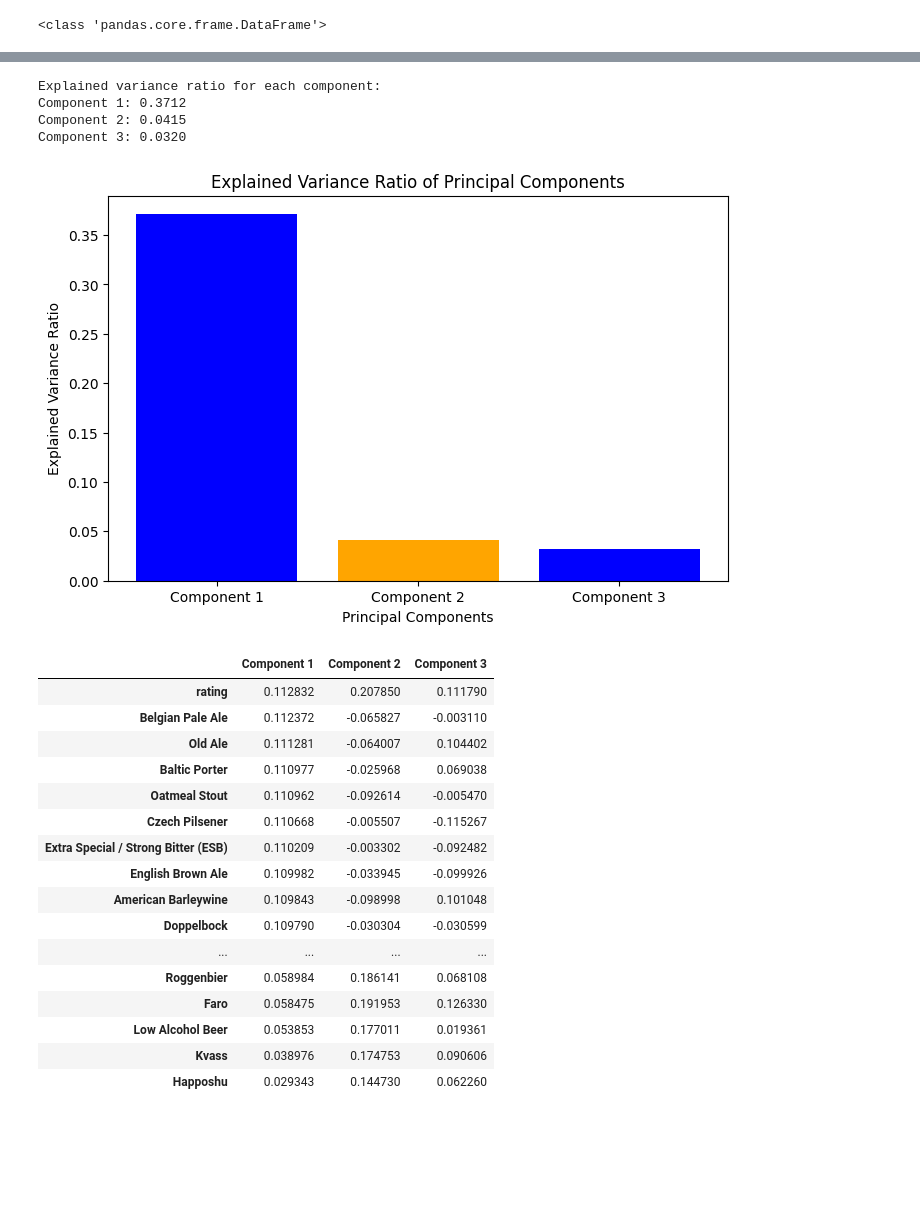
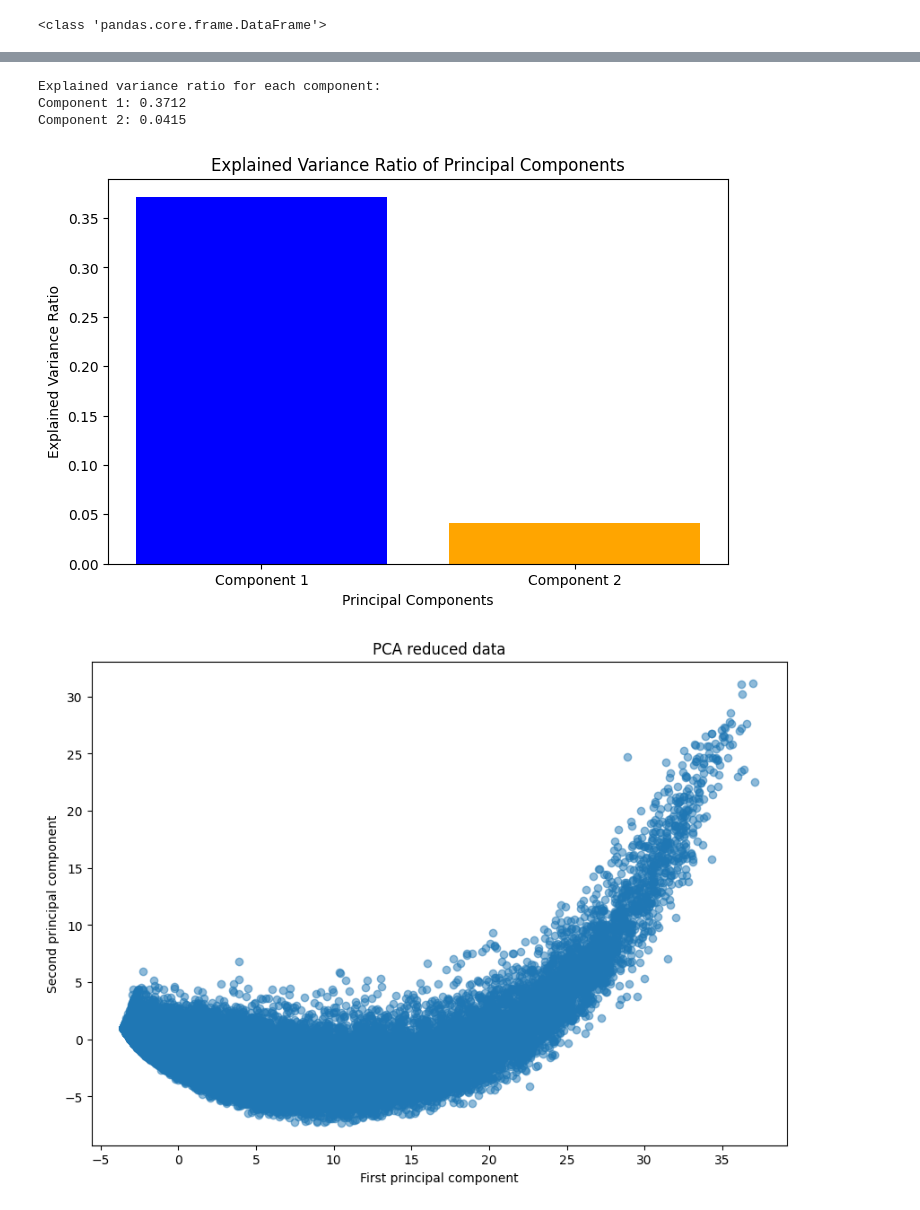
Before and after one commit to epfl-ada/ada-2024-project-fandemondada, a Jupyter notebook: playing_with_data.ipynb, the cells around one changed output, grey strips where cells are left out. Cells and saved outputs as stored; diff of their text form; code cells hidden in the pictures; blank space fills up the shorter version.

```diff
--- a/playing_with_data.ipynb
+++ b/playing_with_data.ipynb
@@ -486,7 +485,7 @@ from sklearn.preprocessing import StandardScaler
 from IPython.display import display, HTML
 
 user_ratings_df = reviews_ratio.copy().drop(columns='user_id')
-n_components = 3
+n_components = 2
 scaled_data = StandardScaler().fit_transform(user_ratings_df)
 
 
@@ -517,15 +516,12 @@ plt.title('Explained Variance Ratio of Principal Components')
 plt.show()
 
 # # Perform PCA on the scaled data
-# plt.figure(figsize=(10, 7))
-# plt.scatter(X_reduced_pca[:, 0], X_reduced_pca[:, 1], s=50)
-# plt.title('PCA reduced data')
-# plt.xlabel('First principal component')
-# plt.ylabel('Second principal component')
-# plt.show()
+plt.figure(figsize=(10, 7))
+X_reduced_pca = PCA(n_components=n_components).fit_transform(scaled_data)
+plt.scatter(X_reduced_pca[:, 0], X_reduced_pca[:, 1], alpha=0.5)
+plt.title('PCA reduced data')
+plt.xlabel('First principal component')
+plt.ylabel('Second principal component')
+plt.show()
 # Order the components by weight in the first component
-ordered_components = component_df.sort_values(by='Component 1', ascending=False)
-
-# Display the ordered components
-display(HTML(ordered_components.to_html()))
 # %% [output]
@@ -549,22 +545,5 @@ display(HTML(ordered_components.to_html()))
 Explained variance ratio for each component:
 Component 1: 0.3712
 Component 2: 0.0415
-Component 3: 0.0320
-[figure, old version]
+[figure, new version]
-|  | Component 1 | Component 2 | Component 3 |
-| rating | 0.112832 | 0.207850 | 0.111790 |
-| Belgian Pale Ale | 0.112372 | -0.065827 | -0.003110 |
-| Old Ale | 0.111281 | -0.064007 | 0.104402 |
-| Baltic Porter | 0.110977 | -0.025968 | 0.069038 |
-| Oatmeal Stout | 0.110962 | -0.092614 | -0.005470 |
-| Czech Pilsener | 0.110668 | -0.005507 | -0.115267 |
-| Extra Special / Strong Bitter (ESB) | 0.110209 | -0.003302 | -0.092482 |
-| English Brown Ale | 0.109982 | -0.033945 | -0.099926 |
-| American Barleywine | 0.109843 | -0.098998 | 0.101048 |
-| Doppelbock | 0.109790 | -0.030304 | -0.030599 |
-| ... | ... | ... | ... |
-| Roggenbier | 0.058984 | 0.186141 | 0.068108 |
-| Faro | 0.058475 | 0.191953 | 0.126330 |
-| Low Alcohol Beer | 0.053853 | 0.177011 | 0.019361 |
-| Kvass | 0.038976 | 0.174753 | 0.090606 |
-| Happoshu | 0.029343 | 0.144730 | 0.062260 |
+[figure, added]
```
Also changed, not shown: parts of 2 cells of this notebook, 1 other file.
